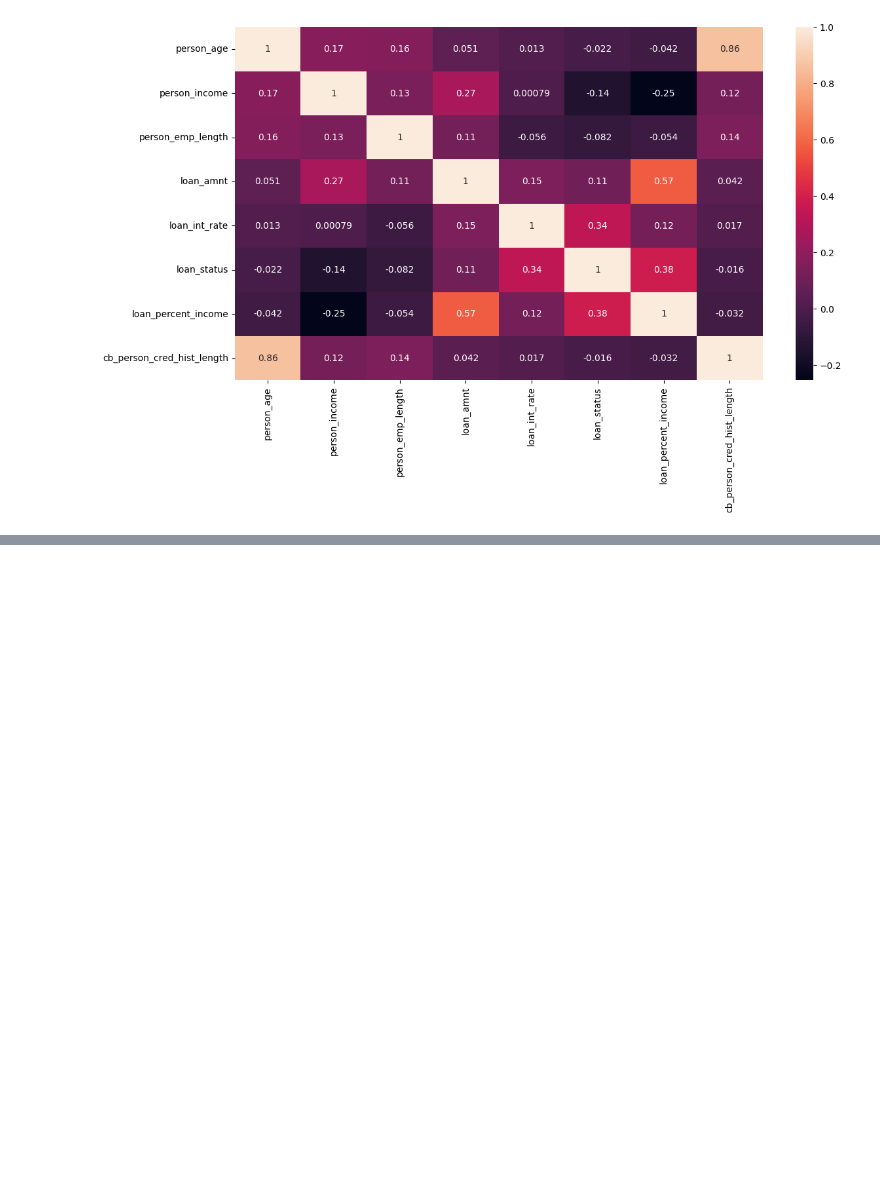
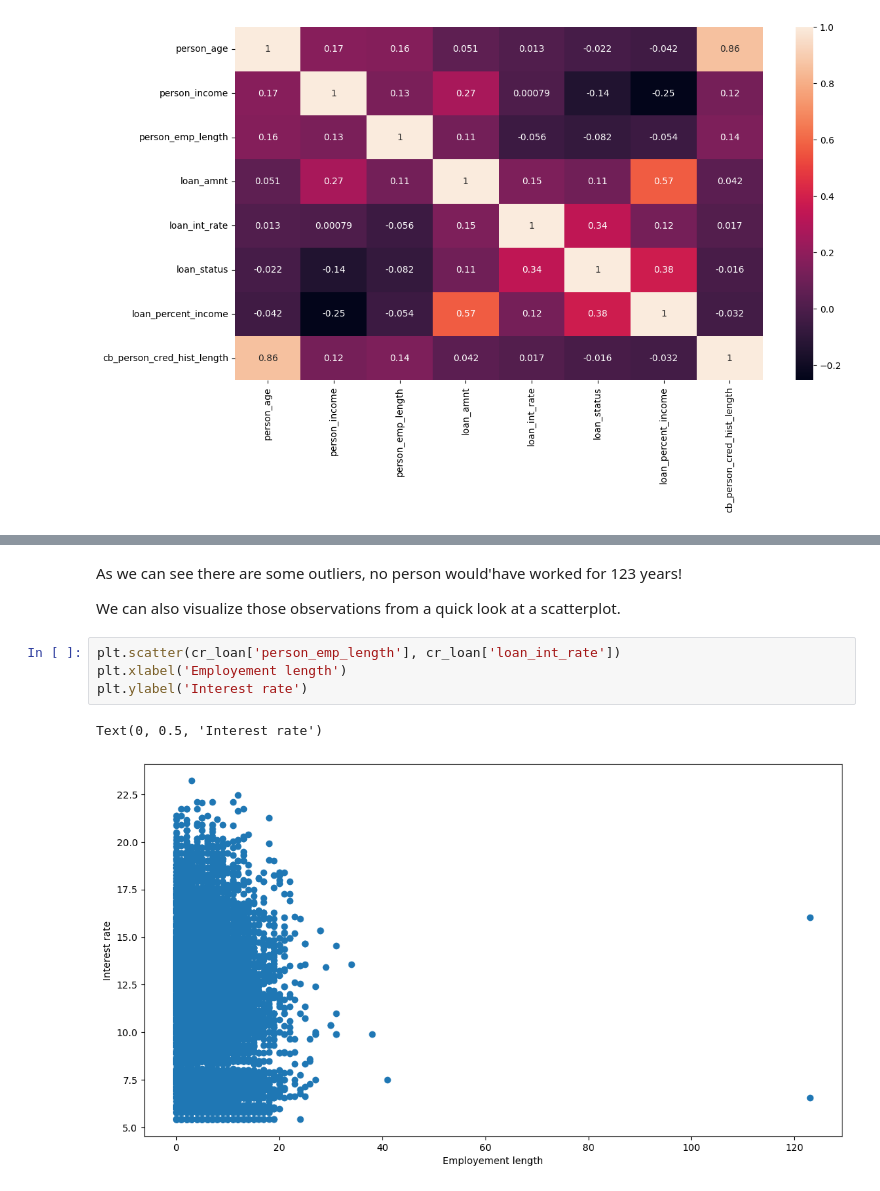
Before and after one commit to tommasograndi/Credit-Risk-Analysis, a Jupyter notebook: cr-analysis.ipynb, the cells around one changed output, grey strips where cells are left out. Saved outputs shown, nothing was run; the diff lists cells and outputs as text; blank space fills up the shorter version.

Commit message:
Kaggle Notebook | cr_analysis | Outliers and NANs

```diff
--- a/cr-analysis.ipynb
+++ b/cr-analysis.ipynb
@@ -149,0 +172,11 @@ sns.heatmap(cr_loan[['person_age', 'person_income', 'person_emp_length','loan_am
+# %% [markdown]
+As we can see there are some outliers, no person would'have worked for 123 years!
+
+We can also visualize those observations from a quick look at a scatterplot.
+# %%
+plt.scatter(cr_loan['person_emp_length'], cr_loan['loan_int_rate'])
+plt.xlabel('Employement length')
+plt.ylabel('Interest rate')
+# %% [output]
+Text(0, 0.5, 'Interest rate')
+[figure, added]
```
Also changed, not shown: parts of 15 cells of this notebook.
